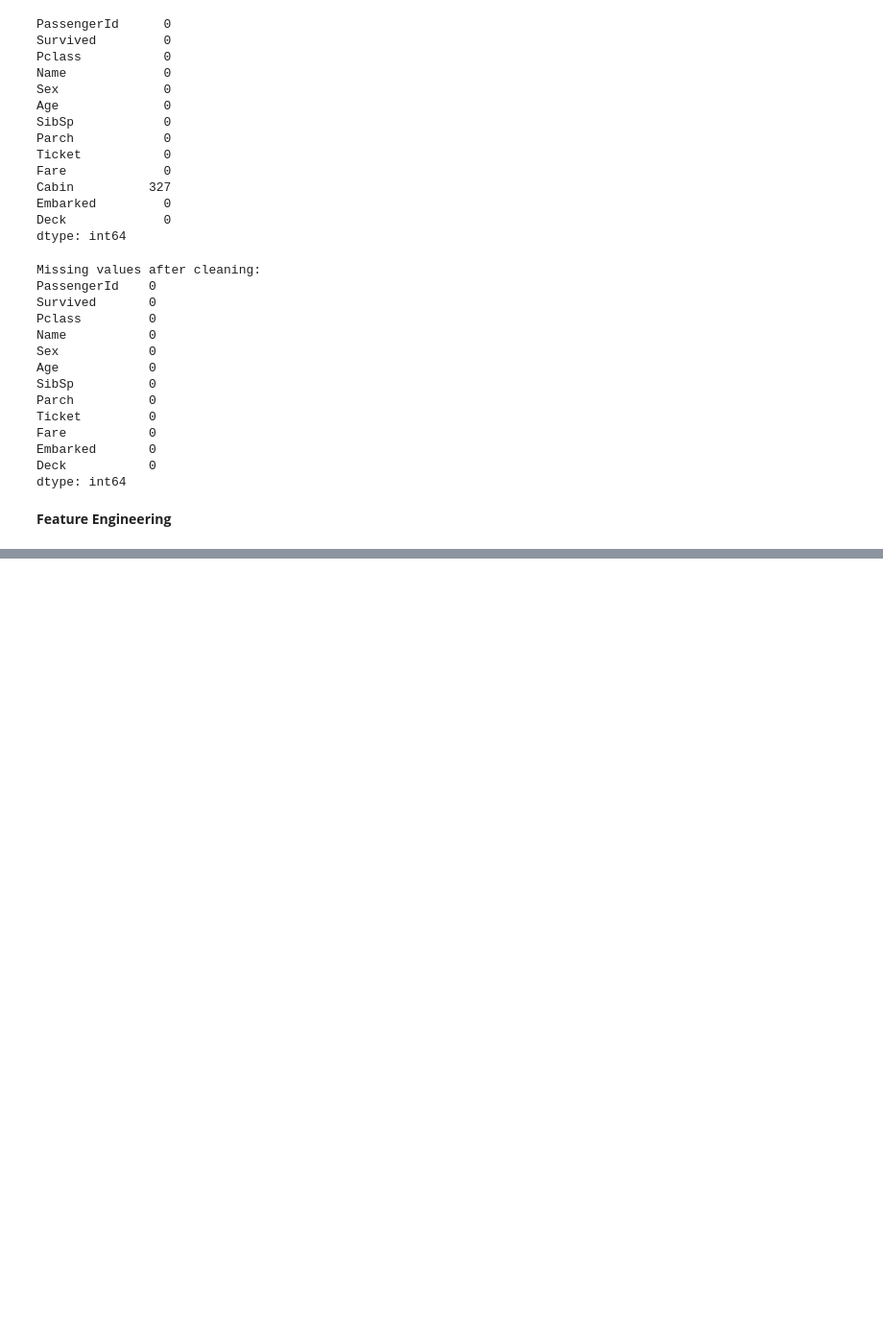
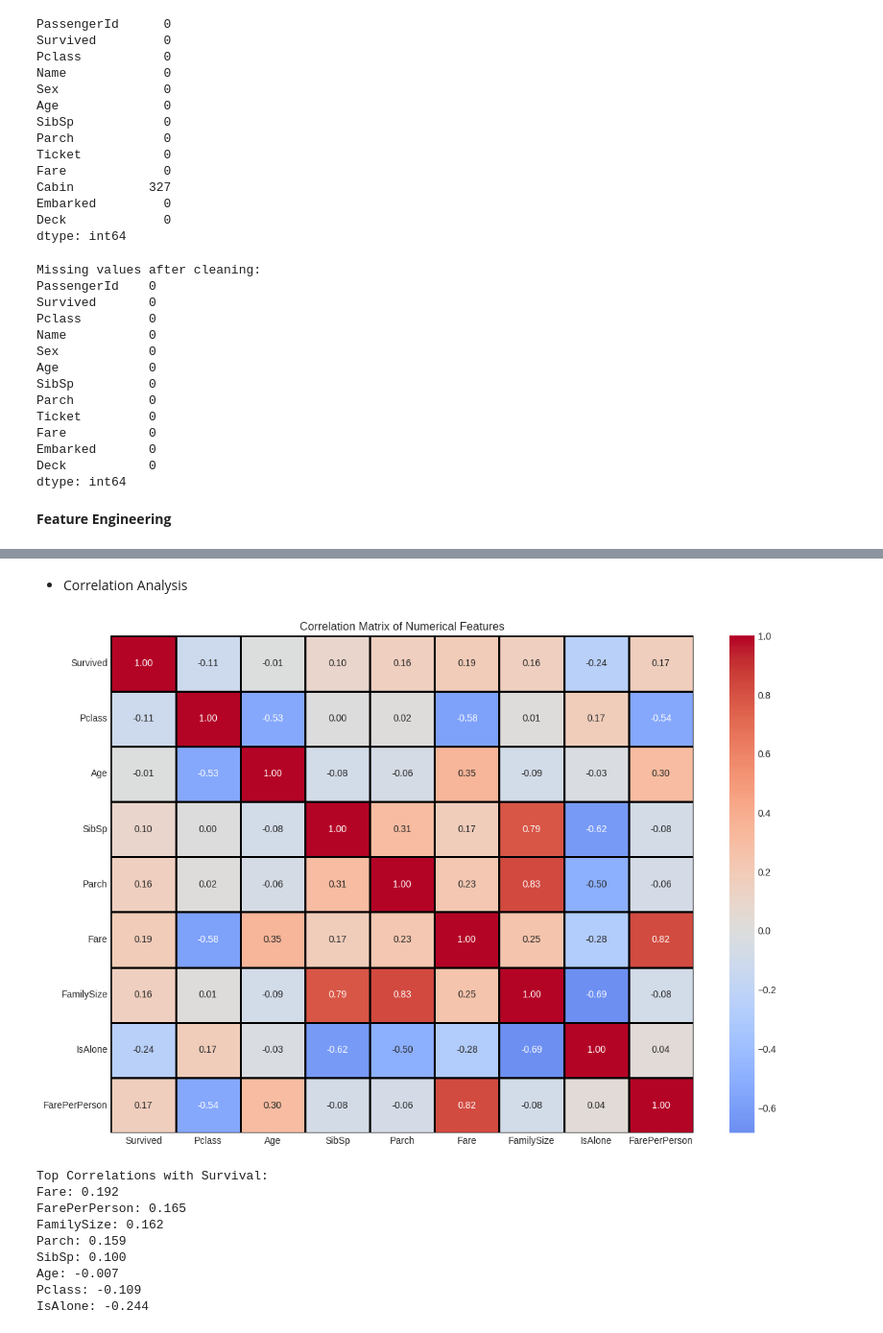
Before and after one commit to bouyassine11/Beginner-Level---Titanic-Survival-Prediction, a Jupyter notebook: notebook.ipynb, the cells around one changed output, grey strips where cells are left out. Shown at 96% size. Saved outputs shown, nothing was run; the diff lists cells and outputs as text; code cells hidden in the pictures; blank space fills up the shorter version.

```diff
--- a/notebook.ipynb
+++ b/notebook.ipynb
@@ -217,0 +409,35 @@ df_clean['AgeGroup'] = pd.cut(df_clean['Age'],
+# %% [markdown]
+* Correlation Analysis
+# %%
+# Select numerical columns for correlation
+numerical_cols_for_corr = ['Survived', 'Pclass', 'Age', 'SibSp', 'Parch', 'Fare',
+                           'FamilySize', 'IsAlone', 'FarePerPerson']
+
+# Calculate correlation matrix
+correlation_matrix = df_clean[numerical_cols_for_corr].corr()
+
+# Plot heatmap
+plt.figure(figsize=(12, 8))
+sns.heatmap(correlation_matrix, annot=True, cmap='coolwarm',
+            center=0, linewidths=1, linecolor='black', fmt='.2f')
+plt.title('Correlation Matrix of Numerical Features')
+plt.tight_layout()
+plt.show()
+
+# Top correlations with survival
+survival_corr = correlation_matrix['Survived'].sort_values(ascending=False)
+print("Top Correlations with Survival:")
+for feature, corr_value in survival_corr.items():
+    if feature != 'Survived':
+        print(f"{feature}: {corr_value:.3f}")
+# %% [output]
+[figure, added]
+Top Correlations with Survival:
+Fare: 0.192
+FarePerPerson: 0.165
+FamilySize: 0.162
+Parch: 0.159
+SibSp: 0.100
+Age: -0.007
+Pclass: -0.109
+IsAlone: -0.244
```
Also changed, not shown: parts of 15 cells of this notebook.
